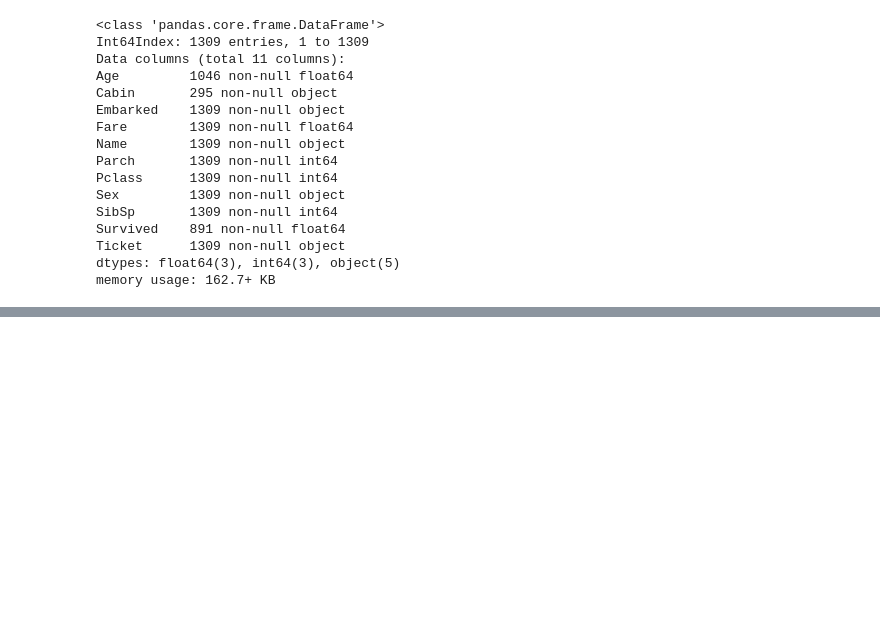
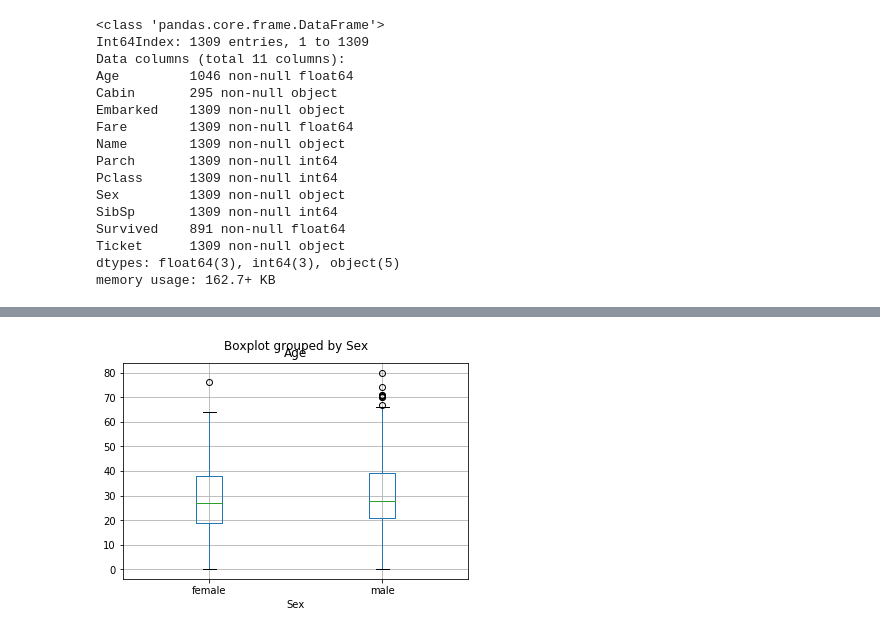
Before and after one commit to code-sleuth/titanic, a Jupyter notebook: notebooks/2.0 exploring-processing-data.ipynb, the cells around one changed output, grey strips where cells are left out. Cells and saved outputs as stored; diff of their text form; code cells hidden in the pictures; blank space fills up the shorter version.

```diff
--- a/notebooks/2.0 exploring-processing-data.ipynb
+++ b/notebooks/2.0 exploring-processing-data.ipynb
@@ -652,0 +707,5 @@ memory usage: 162.7+ KB
+# %%
+# visualize using boxplot
+df[df.Age.notnull()].boxplot('Age','Sex');
+# %% [output]
+[figure, added]
```
Also changed, not shown: parts of 24 cells of this notebook.
